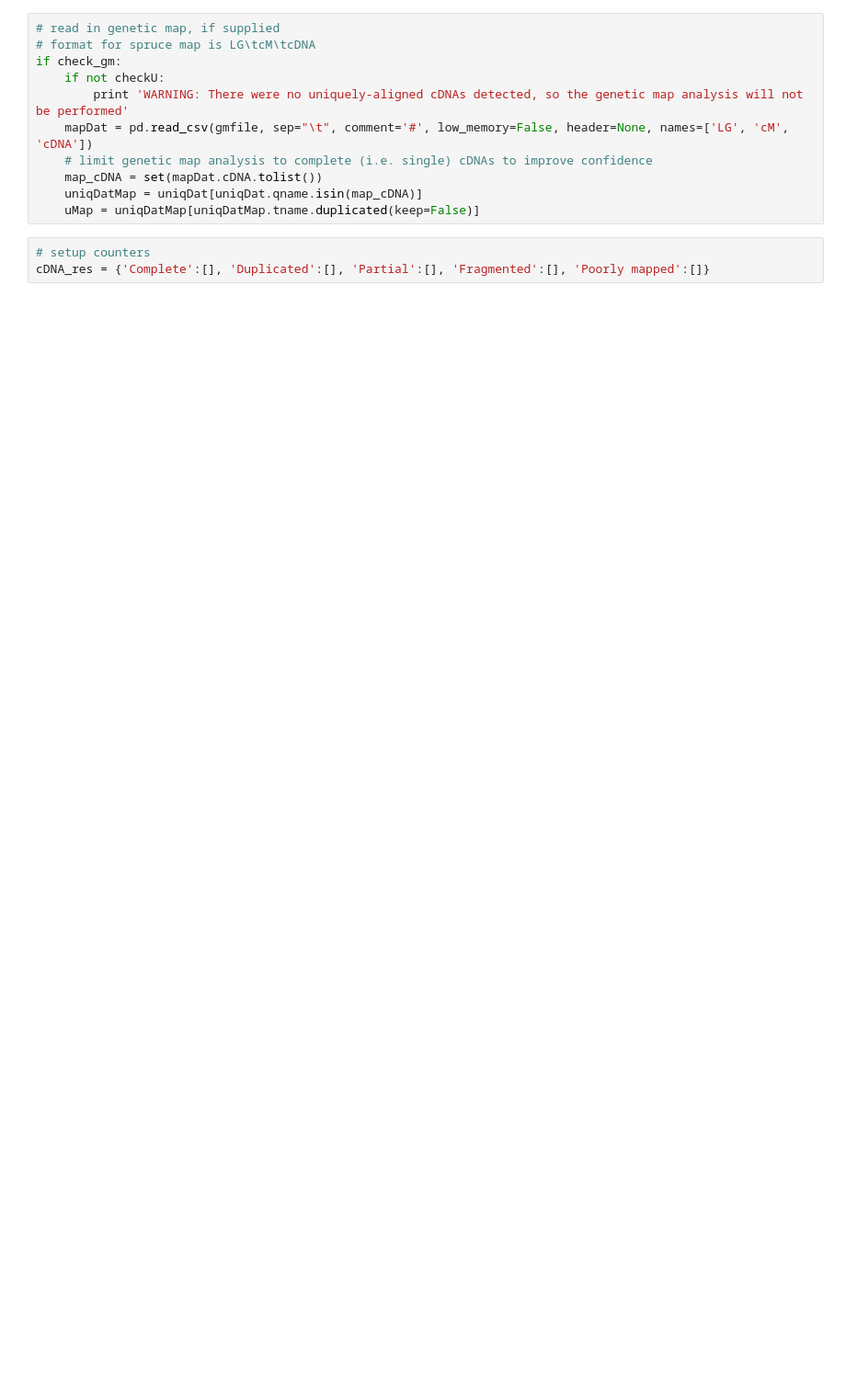
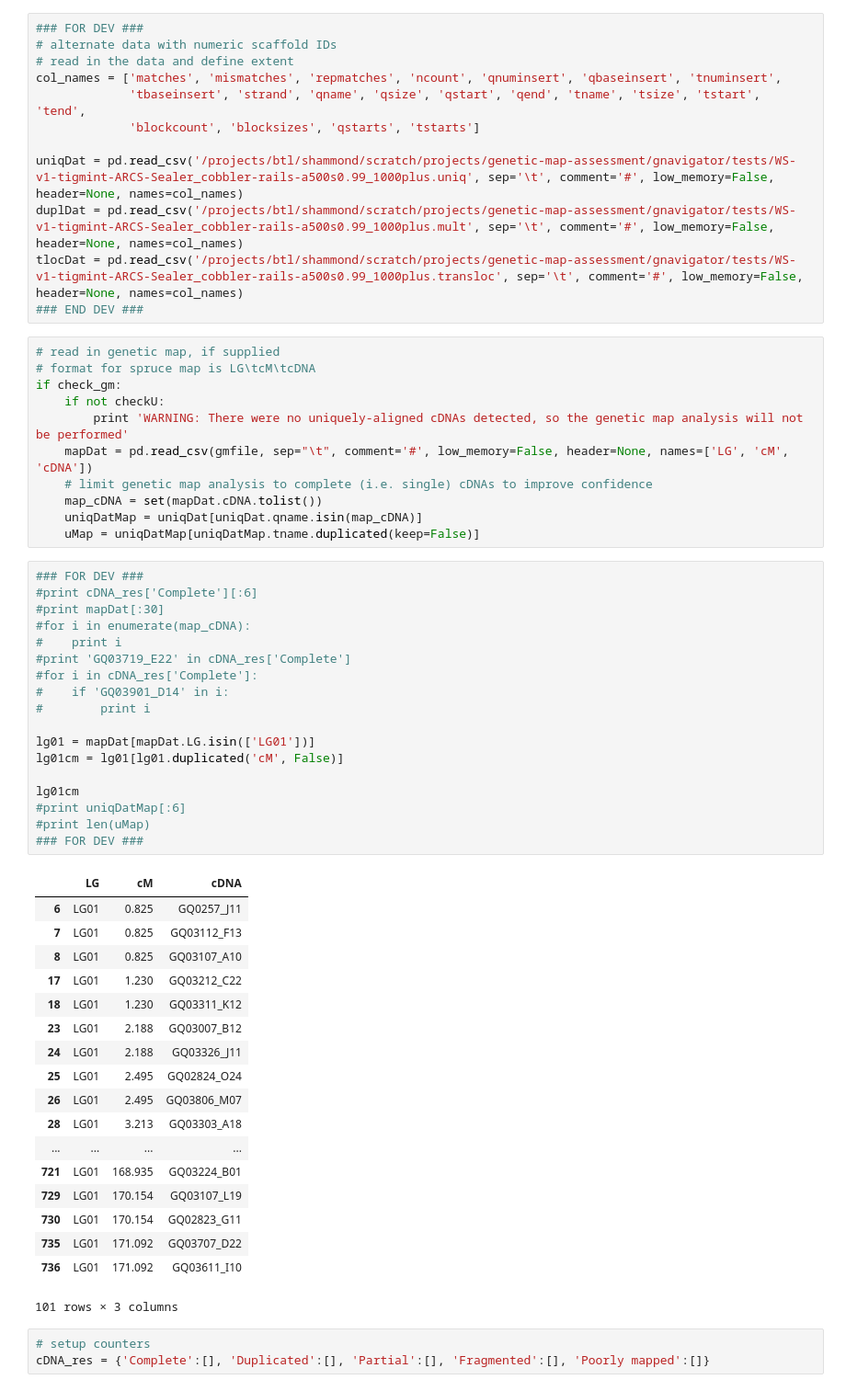
Before and after one commit to sahammond/gnavigator, a Jupyter notebook: gnavigator.ipynb, the cells around one changed output. Shown: that part at 92% size. Saved outputs shown, nothing was run; the diff lists cells and outputs as text; blank space fills up the shorter version.

```diff
--- a/gnavigator.ipynb
+++ b/gnavigator.ipynb
@@ -376,6 +395,18 @@ uniqDat = pd.read_csv('/projects/btl/shammond/scratch/projects/genetic-map-asses
 duplDat = pd.read_csv('/projects/btl/shammond/scratch/projects/genetic-map-assessment/gnavigator/runs/sitka-new-strategy-postLINKS-95.mult', sep='\t', comment='#', low_memory=False, header=None, names=col_names)
 tlocDat = pd.read_csv('/projects/btl/shammond/scratch/projects/genetic-map-assessment/gnavigator/runs/sitka-new-strategy-postLINKS-95.transloc', sep='\t', comment='#', low_memory=False, header=None, names=col_names)
 ### END DEV ###
+# %%
+### FOR DEV ###
+# alternate data with numeric scaffold IDs
+# read in the data and define extent
+col_names = ['matches', 'mismatches', 'repmatches', 'ncount', 'qnuminsert', 'qbaseinsert', 'tnuminsert',
+             'tbaseinsert', 'strand', 'qname', 'qsize', 'qstart', 'qend', 'tname', 'tsize', 'tstart', 'tend',
+             'blockcount', 'blocksizes', 'qstarts', 'tstarts']
+
+uniqDat = pd.read_csv('/projects/btl/shammond/scratch/projects/genetic-map-assessment/gnavigator/tests/WS-v1-tigmint-ARCS-Sealer_cobbler-rails-a500s0.99_1000plus.uniq', sep='\t', comment='#', low_memory=False, header=None, names=col_names)
+duplDat = pd.read_csv('/projects/btl/shammond/scratch/projects/genetic-map-assessment/gnavigator/tests/WS-v1-tigmint-ARCS-Sealer_cobbler-rails-a500s0.99_1000plus.mult', sep='\t', comment='#', low_memory=False, header=None, names=col_names)
+tlocDat = pd.read_csv('/projects/btl/shammond/scratch/projects/genetic-map-assessment/gnavigator/tests/WS-v1-tigmint-ARCS-Sealer_cobbler-rails-a500s0.99_1000plus.transloc', sep='\t', comment='#', low_memory=False, header=None, names=col_names)
+### END DEV ###
 # %%
 # read in genetic map, if supplied
 # format for spruce map is LG\tcM\tcDNA
@@ -387,6 +418,43 @@ if check_gm:
     map_cDNA = set(mapDat.cDNA.tolist())
     uniqDatMap = uniqDat[uniqDat.qname.isin(map_cDNA)]
     uMap = uniqDatMap[uniqDatMap.tname.duplicated(keep=False)]
+# %%
+### FOR DEV ###
+#print cDNA_res['Complete'][:6]
+#print mapDat[:30]
+#for i in enumerate(map_cDNA):
+#    print i
+#print 'GQ03719_E22' in cDNA_res['Complete']
+#for i in cDNA_res['Complete']:
+#    if 'GQ03901_D14' in i:
+#        print i
+
+lg01 = mapDat[mapDat.LG.isin(['LG01'])]
+lg01cm = lg01[lg01.duplicated('cM', False)]
+
+lg01cm
+#print uniqDatMap[:6]
+#print len(uMap)
+### FOR DEV ###
+# %% [output]
+|  | LG | cM | cDNA |
+| 6 | LG01 | 0.825 | GQ0257_J11 |
+| 7 | LG01 | 0.825 | GQ03112_F13 |
+| 8 | LG01 | 0.825 | GQ03107_A10 |
+| 17 | LG01 | 1.230 | GQ03212_C22 |
+| 18 | LG01 | 1.230 | GQ03311_K12 |
+| 23 | LG01 | 2.188 | GQ03007_B12 |
+| 24 | LG01 | 2.188 | GQ03326_J11 |
+| 25 | LG01 | 2.495 | GQ02824_O24 |
+| 26 | LG01 | 2.495 | GQ03806_M07 |
+| 28 | LG01 | 3.213 | GQ03303_A18 |
+| ... | ... | ... | ... |
+| 721 | LG01 | 168.935 | GQ03224_B01 |
+| 729 | LG01 | 170.154 | GQ03107_L19 |
+| 730 | LG01 | 170.154 | GQ02823_G11 |
+| 735 | LG01 | 171.092 | GQ03707_D22 |
+| 736 | LG01 | 171.092 | GQ03611_I10 |
+101 rows × 3 columns
 # %%
 # setup counters
 cDNA_res = {'Complete':[], 'Duplicated':[], 'Partial':[], 'Fragmented':[], 'Poorly mapped':[]}
```
Also changed, not shown: parts of 8 cells of this notebook, 4 other files.
